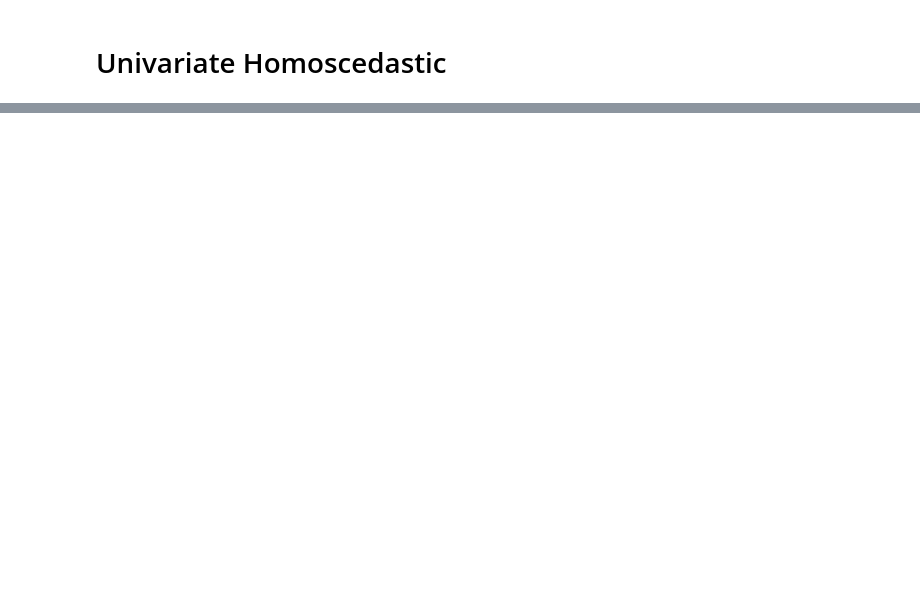
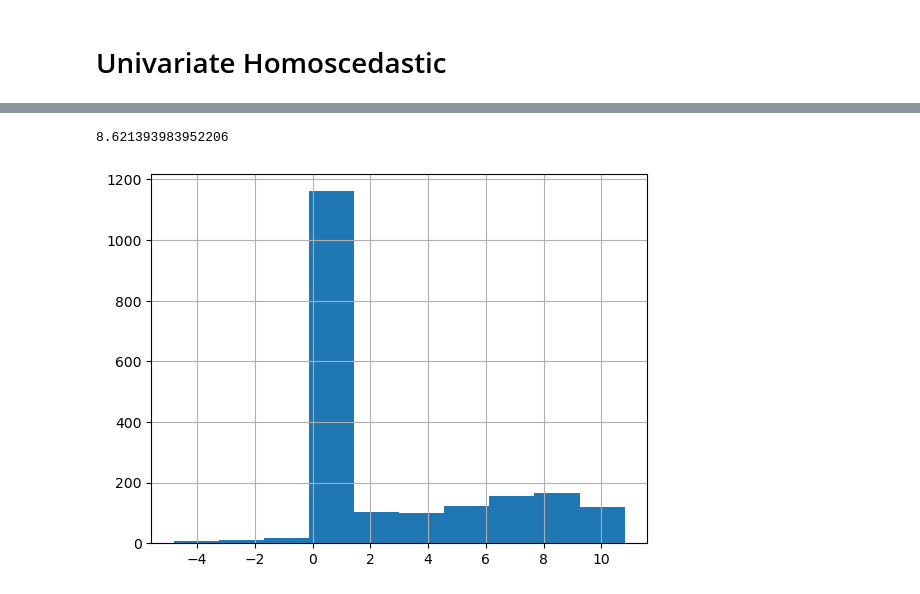
Before and after one commit to shanigoren/CSA, a Jupyter notebook: CSA/CSA.ipynb, the cells around one changed output, grey strips where cells are left out. Drawn from its saved outputs; the diff is of its cells as text; code cells hidden in the pictures; blank space fills up the shorter version.

```diff
--- a/CSA/CSA.ipynb
+++ b/CSA/CSA.ipynb
@@ -90,10 +92,10 @@ plt.show()
 # %%
 alpha = 0.1
 betas = np.array([beta/10.0 for beta in range(1, 10, 1)])
-X_uni_train, X_uni_test, C_train, C_test, T_uni_homo_train, T_uni_homo_test = train_test_split(X_uni, C_uni, T_tilde_uni_homo)
-_, _, _, _,  T_uni_hetero_train, T_uni_hetero_test = train_test_split(X_uni, C_uni, T_tilde_uni_hetero)
-X_multi_train, X_multi_test, _, _,  T_multi_hetero_train, T_multi_hetero_test = train_test_split(X_multi, C_multi, T_tilde_multi_hetero)
-_, _, _, _,  T_multi_homo_train, T_multi_homo_test = train_test_split(X_multi, C_multi, T_tilde_multi_homo)
+X_uni_train, X_uni_test, C_train, C_test, T_uni_homo_train, T_uni_homo_test = train_test_split(X_uni, C_uni, T_uni_homo)
+_, _, _, _,  T_uni_hetero_train, T_uni_hetero_test = train_test_split(X_uni, C_uni, T_uni_hetero)
+X_multi_train, X_multi_test, _, _,  T_multi_hetero_train, T_multi_hetero_test = train_test_split(X_multi, C_multi, T_multi_hetero)
+_, _, _, _,  T_multi_homo_train, T_multi_homo_test = train_test_split(X_multi, C_multi, T_multi_homo)
 # %% [markdown]
 # Weighted Conformal
 # %%
@@ -185,0 +201,4 @@ cfsurv_c0
+# %%
+lpb, emp_coverage, scores = cfsurv_c0(X_uni_train, X_uni_test, C_train, T_uni_homo_train, T_uni_homo_test, 10, 0.1)
+print(f"coverage is {emp_coverage.sum()/len(emp_coverage)}")
+print(f"LPBs are {lpb}")
@@ -185,0 +222,6 @@ cfsurv_c0
+# %%
+pd.Series(scores[:-1]).hist()
+print(pd.Series(scores).quantile(0.9))
+# %% [output]
+8.621393983952206
+[figure, added]
```
Also changed, not shown: parts of 8 cells of this notebook.
